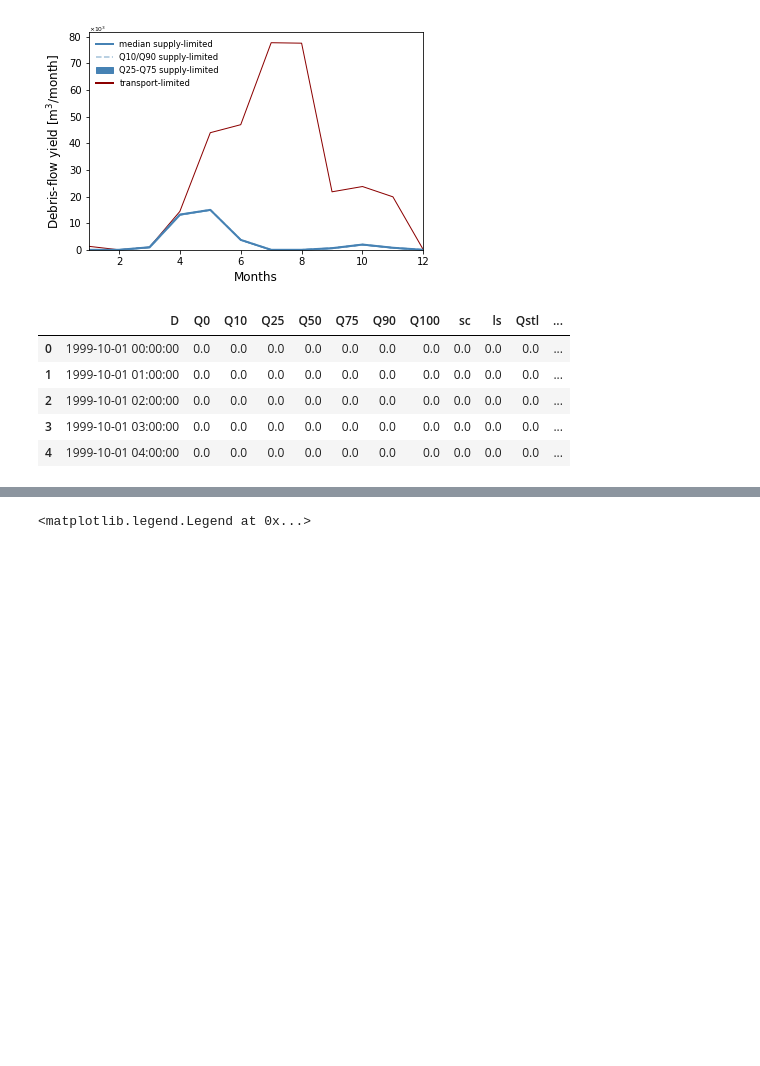
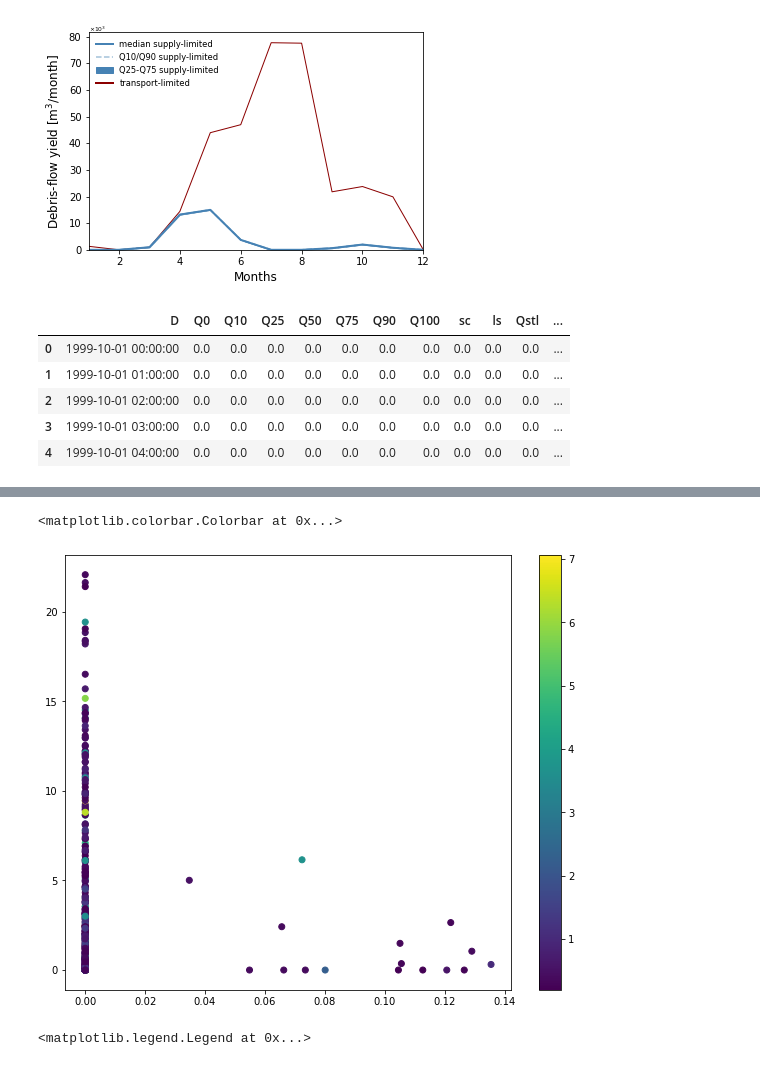
Before and after one commit to varyabazilova/hma_sediments, a Jupyter notebook: sediment_scenarios/test.ipynb, the cells around one changed output, grey strips where cells are left out. Saved outputs shown, nothing was run; the diff lists cells and outputs as text; code cells hidden in the pictures; blank space fills up the shorter version.

```diff
--- a/sediment_scenarios/test.ipynb
+++ b/sediment_scenarios/test.ipynb
@@ -74,3 +129,12 @@ plt.legend()
+# %%
+plt.figure(figsize = (10,8))
+
+plt.scatter(y = sed_out2.sc, x = sed_out2.ls, c = sed_out2.Q100)
+
+plt.colorbar()
+# %% [output]
+<matplotlib.colorbar.Colorbar at 0x...>
+[figure, added]
 # %%
 
 plt.figure(figsize = (25, 5))
```
Also changed, not shown: parts of 12 cells of this notebook, 9 other files.
